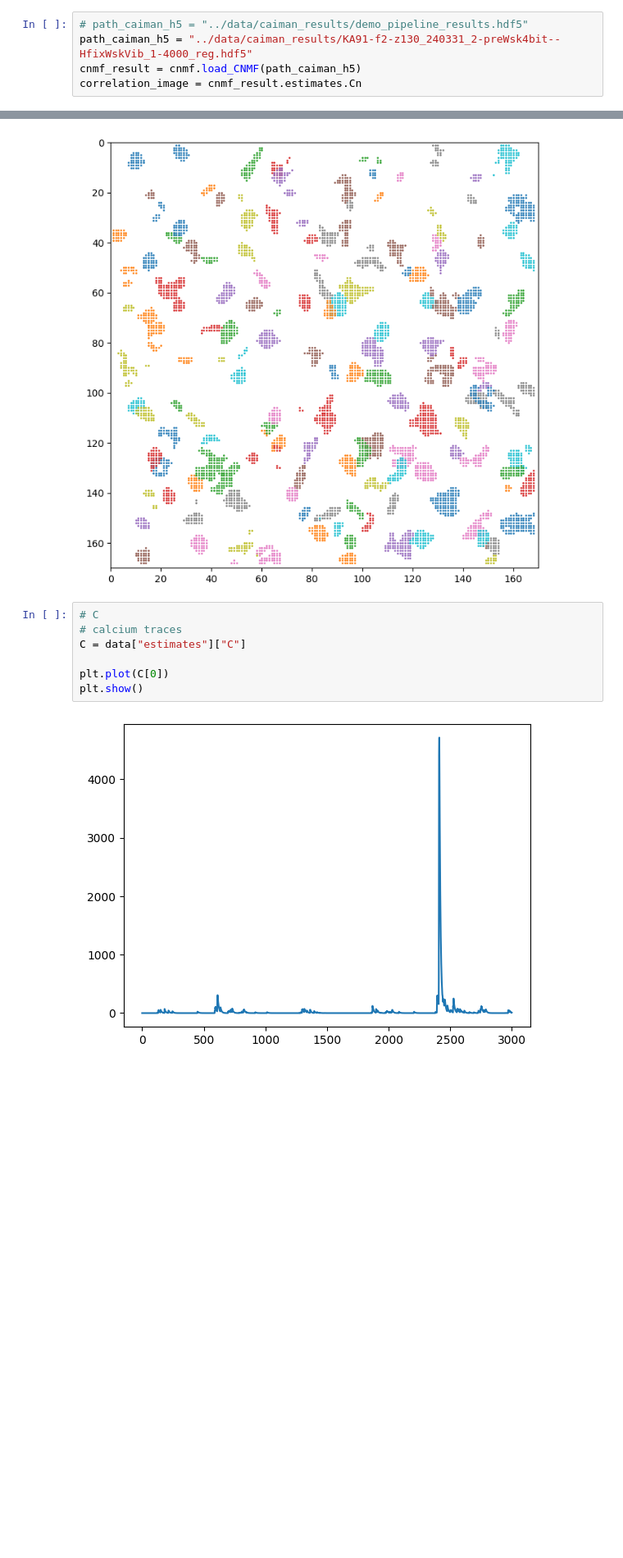
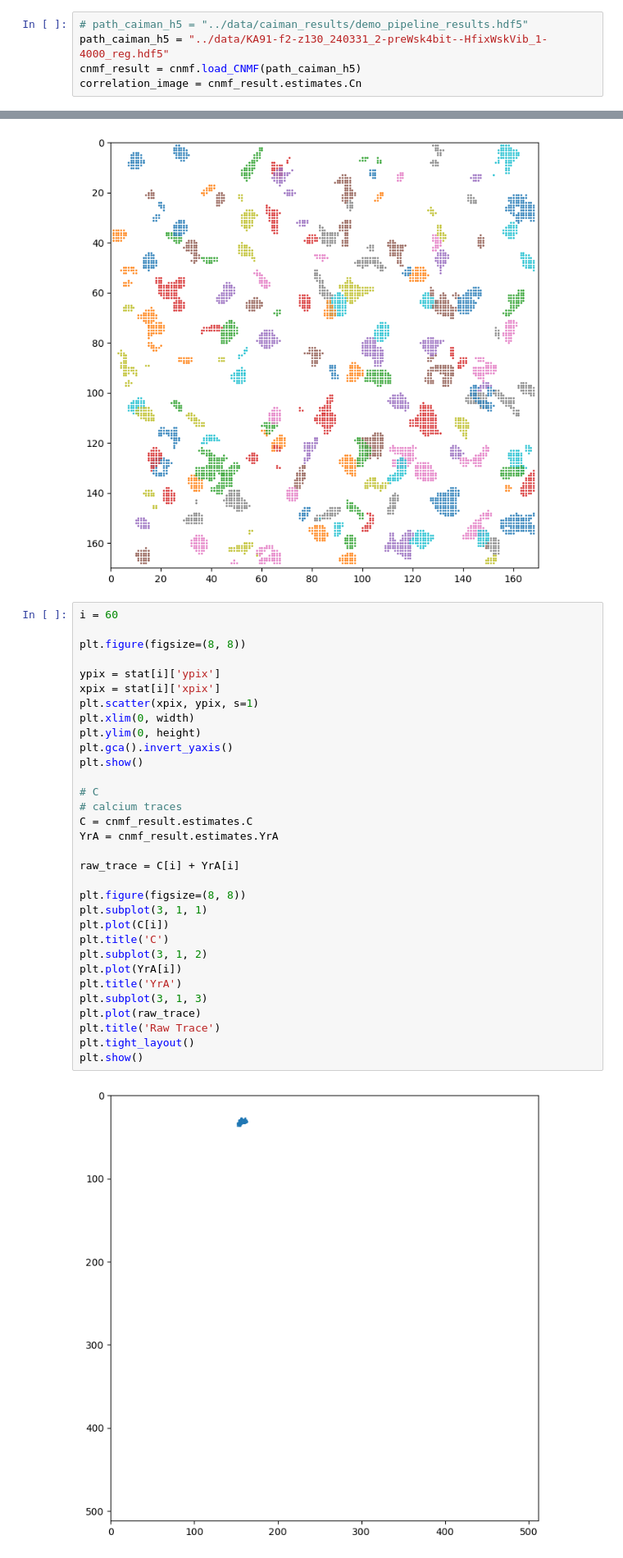
Before and after one commit to dhino2000/optic, a Jupyter notebook: notebook/CheckCaimanData.ipynb, the cells around one changed output, grey strips where cells are left out. Shown at 82% size. Drawn from its saved outputs; the diff is of its cells as text; blank space fills up the shorter version.

```diff
--- a/notebook/CheckCaimanData.ipynb
+++ b/notebook/CheckCaimanData.ipynb
@@ -10,6 +10,6 @@ import caiman as cm
 from caiman.source_extraction.cnmf import cnmf
 # %%
 # path_caiman_h5 = "../data/caiman_results/demo_pipeline_results.hdf5"
-path_caiman_h5 = "../data/caiman_results/KA91-f2-z130_240331_2-preWsk4bit--HfixWskVib_1-4000_reg.hdf5"
+path_caiman_h5 = "../data/KA91-f2-z130_240331_2-preWsk4bit--HfixWskVib_1-4000_reg.hdf5"
 cnmf_result = cnmf.load_CNMF(path_caiman_h5)
 correlation_image = cnmf_result.estimates.Cn
@@ -245,11 +232,36 @@ plt.show()
 # %% [output]
 [figure]
 # %%
+i = 60
+
+plt.figure(figsize=(8, 8))
+
+ypix = stat[i]['ypix']
+xpix = stat[i]['xpix']
+plt.scatter(xpix, ypix, s=1)
+plt.xlim(0, width)
+plt.ylim(0, height)
+plt.gca().invert_yaxis()
+plt.show()
+
 # C
 # calcium traces
-C = data["estimates"]["C"]
+C = cnmf_result.estimates.C
+YrA = cnmf_result.estimates.YrA
 
-plt.plot(C[0])
+raw_trace = C[i] + YrA[i]
+
+plt.figure(figsize=(8, 8))
+plt.subplot(3, 1, 1)
+plt.plot(C[i])
+plt.title('C')
+plt.subplot(3, 1, 2)
+plt.plot(YrA[i])
+plt.title('YrA')
+plt.subplot(3, 1, 3)
+plt.plot(raw_trace)
+plt.title('Raw Trace')
+plt.tight_layout()
 plt.show()
 # %% [output]
-[figure, old version]
+[figure, new version]
```
Also changed, not shown: parts of 12 cells of this notebook, 4 other files.
